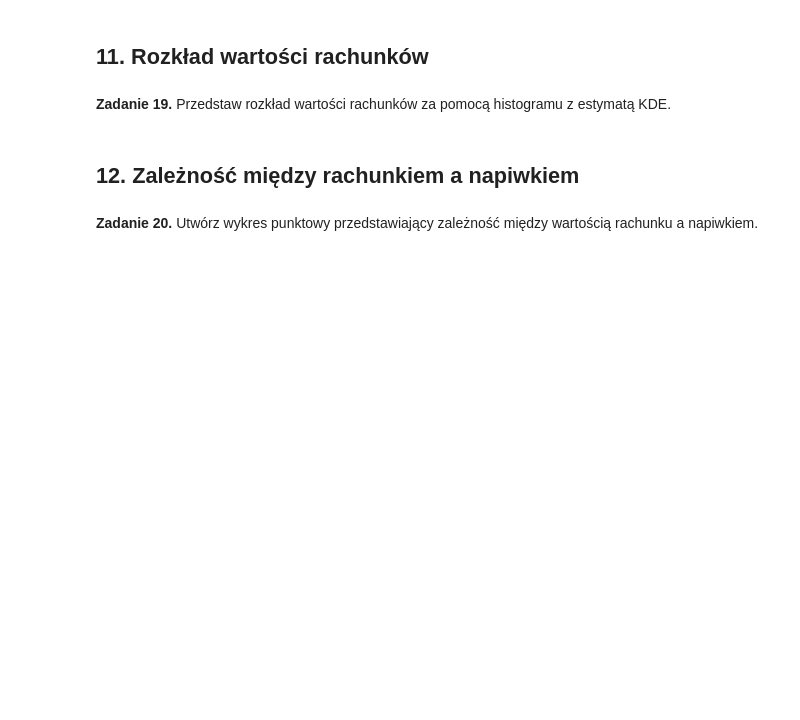
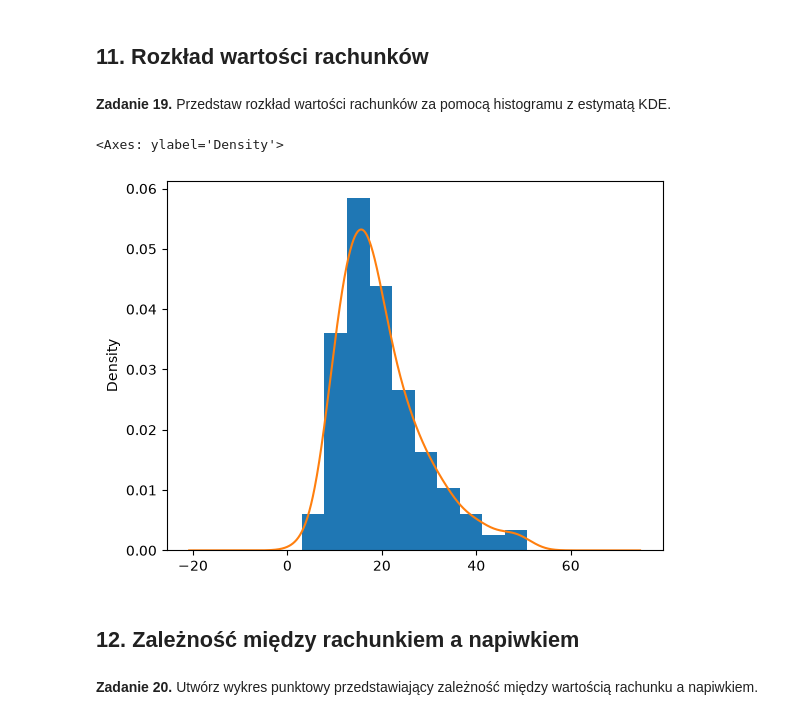
Before and after one commit to kingajutrzenka/Introduction-to-Data-Mining, a Jupyter notebook: 1les.ipynb, the cells around one changed output. Drawn from its saved outputs; the diff is of its cells as text; code cells hidden in the pictures; blank space fills up the shorter version.

```diff
--- a/1les.ipynb
+++ b/1les.ipynb
@@ -398,6 +398,6 @@ df3. head(10)
 **Zadanie 12.** Utwórz zmienną `tip_pct`, określającą napiwek jako procent wartości rachunku. Wyświetl pierwsze obserwacje.
 # %%
 # Wpisz rozwiązanie tutaj
-tip_pct = (df["tip"]/df["total_bill"])*100
-tip_pct
+df["tip_pct"] = (df["tip"]/df["total_bill"])*100
+df["tip_pct"].head()
 # %% [output]
@@ -453,6 +508,14 @@ Length: 244, dtype: float64
 **Zadanie 19.** Przedstaw rozkład wartości rachunków za pomocą histogramu z estymatą KDE.
 # %%
 # Wpisz rozwiązanie tutaj
+
+
+
+df.total_bill.plot.hist(density=True)
+df.total_bill.plot.kde()
+# %% [output]
+<Axes: ylabel='Density'>
+[figure, added]
 # %% [markdown]
 ## 12. Zależność między rachunkiem a napiwkiem
 # %% [markdown]
```
Also changed, not shown: parts of 12 cells of this notebook.
